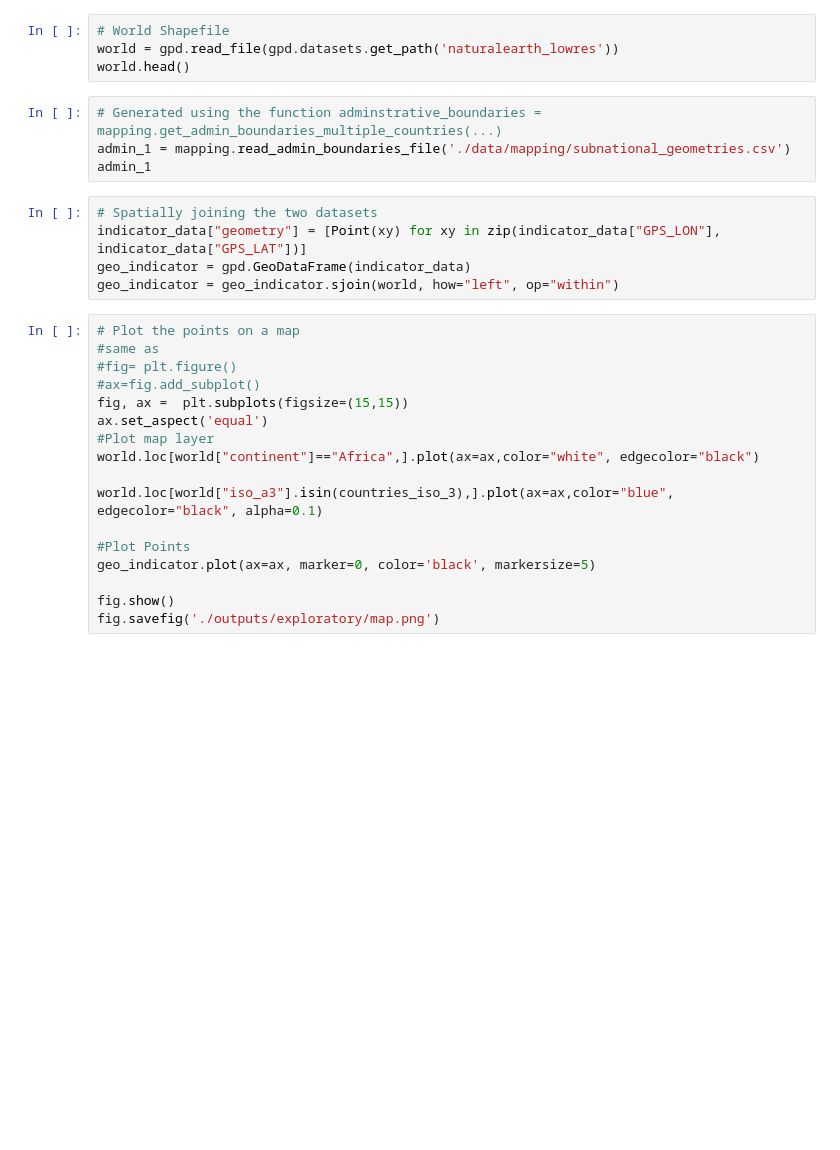
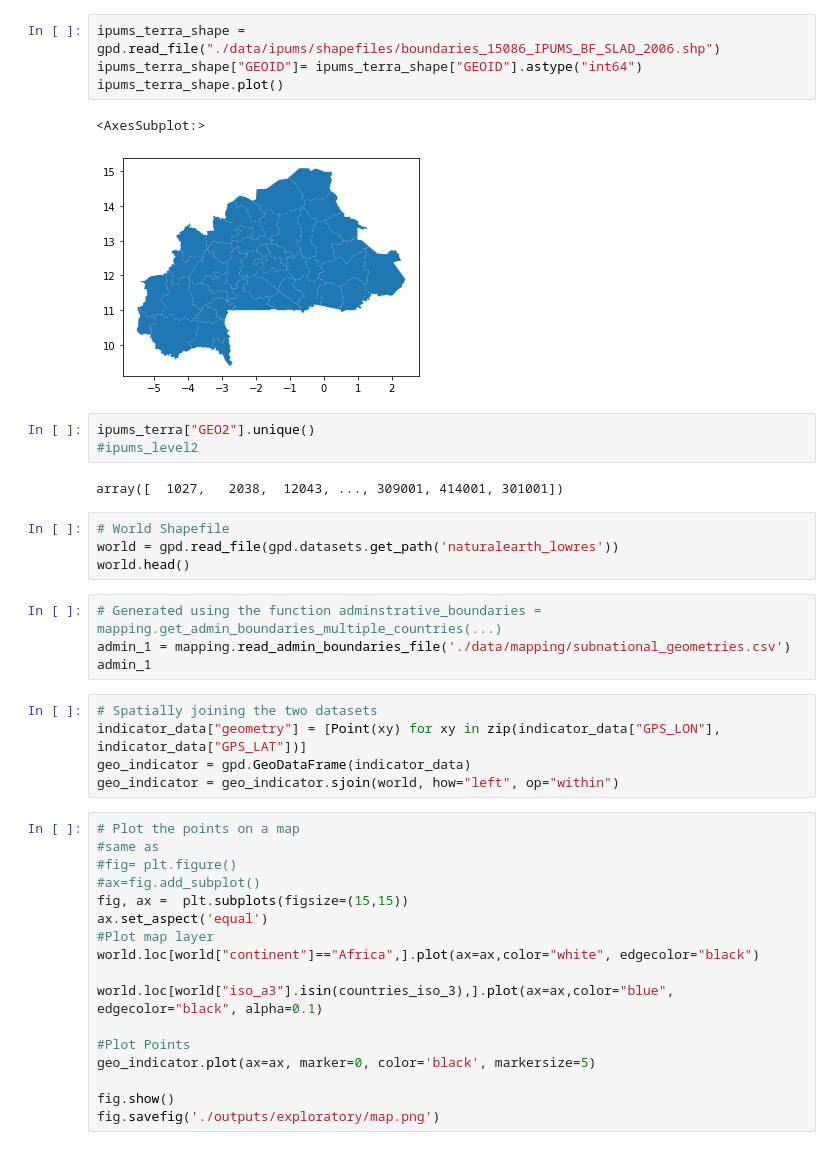
Before and after one commit to l-gorman/farm-size-analysis, a Jupyter notebook: explore.ipynb, the cells around one changed output. Drawn from its saved outputs; the diff is of its cells as text; blank space fills up the shorter version.

Commit message:
adding ability to merge and clean ipums terra files

```diff
--- a/explore.ipynb
+++ b/explore.ipynb
@@ -27,3 +152,15 @@ indicator_data = data_prep.subset_data(indicator_data, complete_gps=True, countr
+# %%
+ipums_terra_shape = gpd.read_file("./data/ipums/shapefiles/boundaries_15086_IPUMS_BF_SLAD_2006.shp")
+ipums_terra_shape["GEOID"]= ipums_terra_shape["GEOID"].astype("int64")
+ipums_terra_shape.plot()
+# %% [output]
+<AxesSubplot:>
+[figure, added]
+# %%
+ipums_terra["GEO2"].unique()
+#ipums_level2
+# %% [output]
+array([  1027,   2038,  12043, ..., 309001, 414001, 301001])
 # %%
 # World Shapefile
 world = gpd.read_file(gpd.datasets.get_path('naturalearth_lowres'))
```
Also changed, not shown: parts of 7 cells of this notebook, 2 other files.
